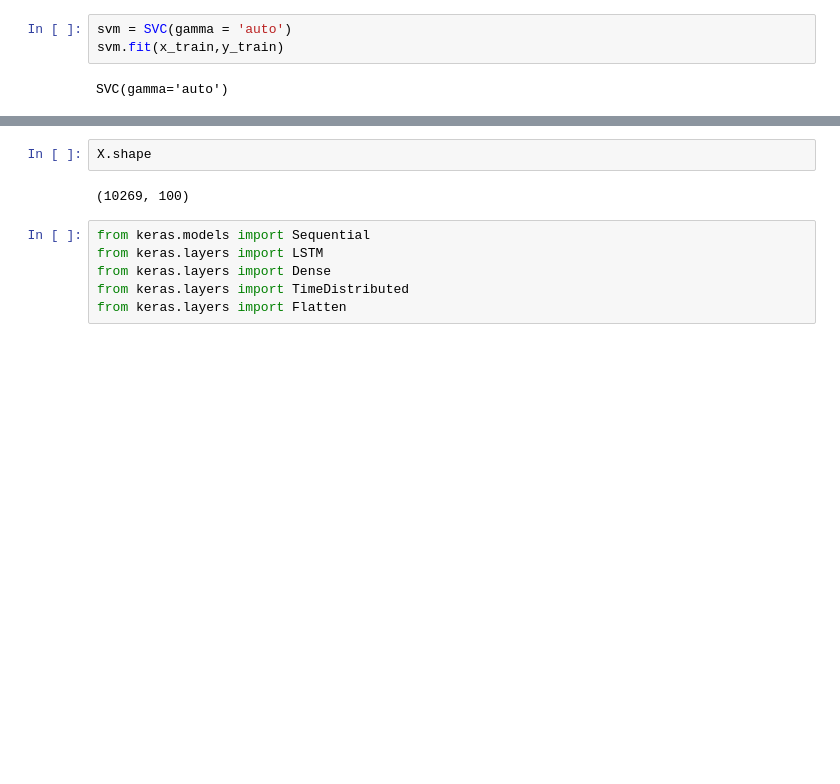
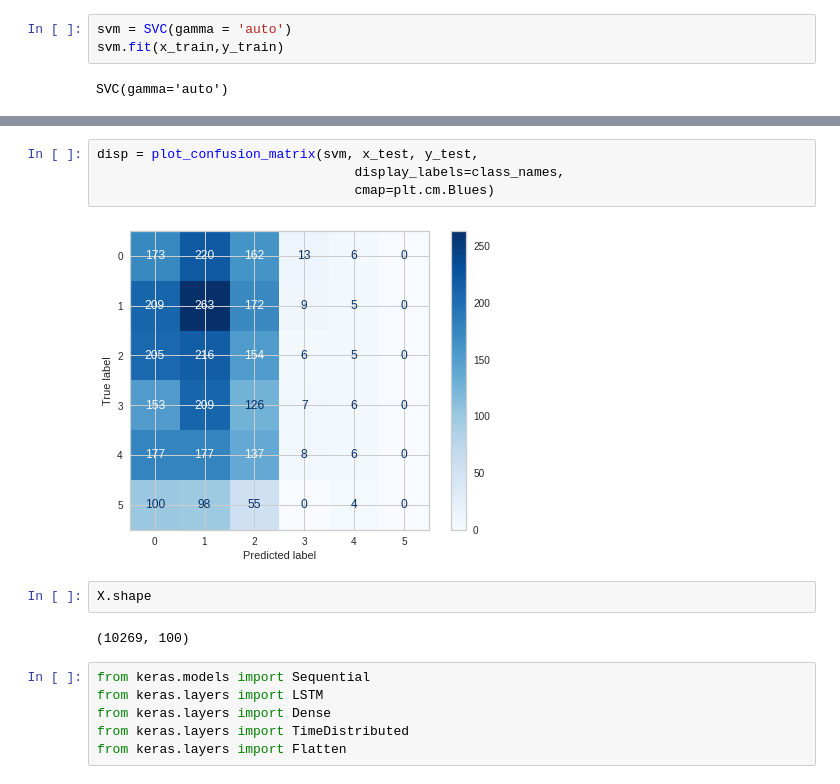
Before and after one commit to Ashwin1234/CS-521-Project, a Jupyter notebook: CS521Project.ipynb, the cells around one changed output, grey strips where cells are left out. Cells and saved outputs as stored; diff of their text form; blank space fills up the shorter version.

```diff
--- a/CS521Project.ipynb
+++ b/CS521Project.ipynb
@@ -292,3 +318,9 @@ print(svm.score(x_test,y_test))
+# %%
+disp = plot_confusion_matrix(svm, x_test, y_test,
+                                 display_labels=class_names,
+                                 cmap=plt.cm.Blues)
+# %% [output]
+[figure, added]
 # %%
 X.shape
 # %% [output]
```
Also changed, not shown: parts of 61 cells of this notebook.
